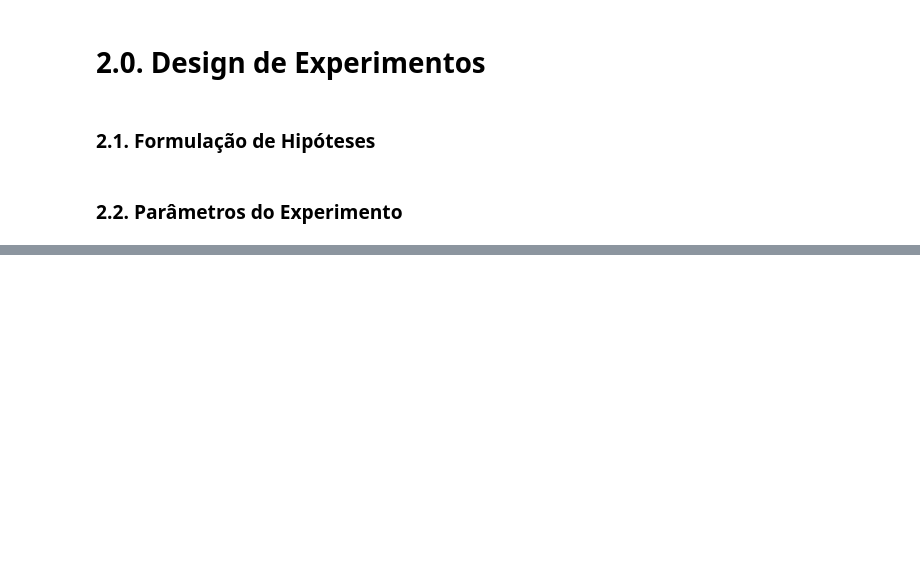
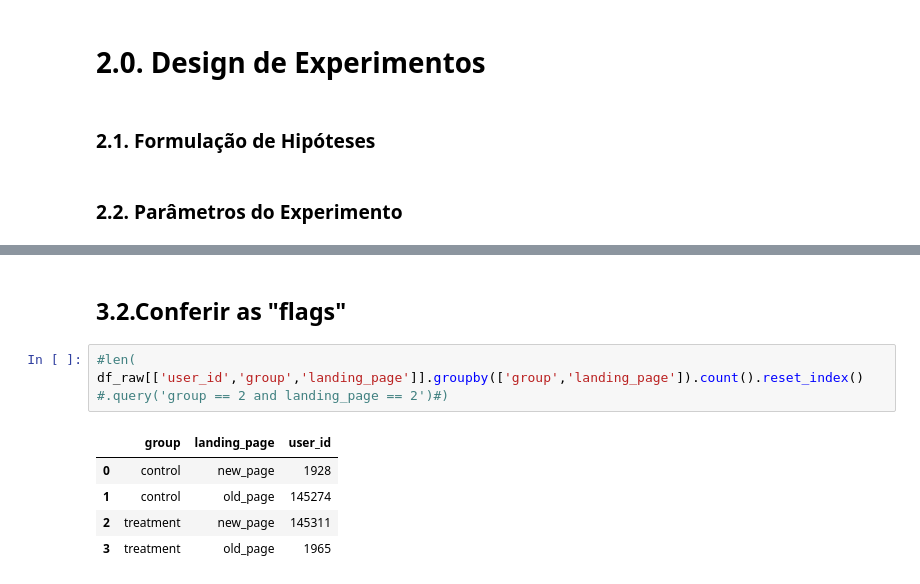
Before and after one commit to stick35em10/Teste-A-B, a Jupyter notebook: notebooks/teste_AB.ipynb, the cells around one changed output, grey strips where cells are left out. Cells and saved outputs as stored; diff of their text form; blank space fills up the shorter version.

Commit message:
Conferir as flags dos grupos, realiazando amostragem aleatoria e calculo da conversão para cada grupo

```diff
--- a/notebooks/teste_AB.ipynb
+++ b/notebooks/teste_AB.ipynb
@@ -126,0 +151,11 @@ sample_n
+# %% [markdown]
+## 3.2.Conferir as "flags"
+# %%
+#len(
+df_raw[['user_id','group','landing_page']].groupby(['group','landing_page']).count().reset_index() #.query('group == 2 and landing_page == 2')#)
+# %% [output]
+|  | group | landing_page | user_id |
+| 0 | control | new_page | 1928 |
+| 1 | control | old_page | 145274 |
+| 2 | treatment | new_page | 145311 |
+| 3 | treatment | old_page | 1965 |
```
Also changed, not shown: parts of 15 cells of this notebook.
